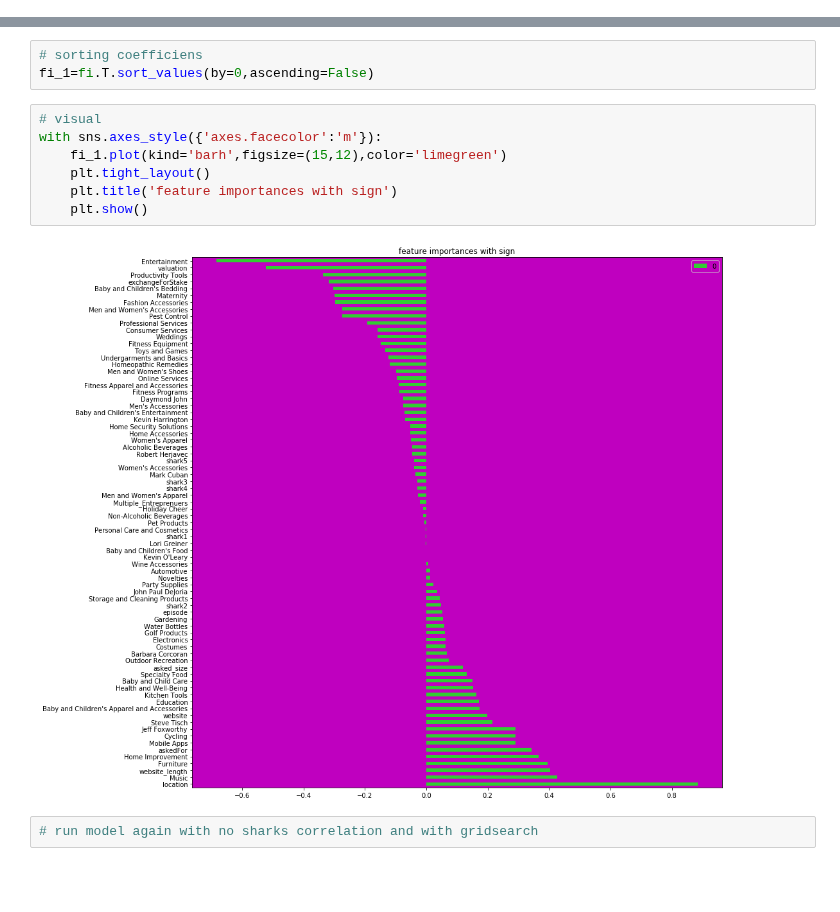
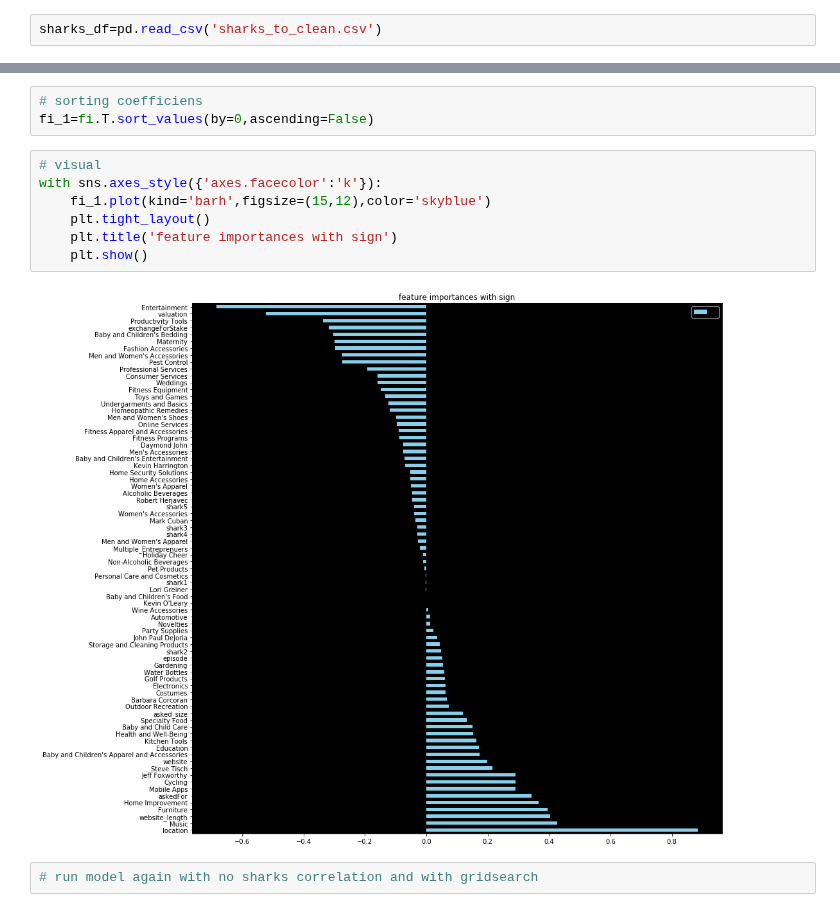
Before and after one commit to ArielJosephCohen/shark_tank, a Jupyter notebook: first_model.ipynb, the cells around one changed output, grey strips where cells are left out. Cells and saved outputs as stored; diff of their text form; blank space fills up the shorter version.

```diff
--- a/first_model.ipynb
+++ b/first_model.ipynb
@@ -633,6 +633,8 @@ sharks_df
 433 rows × 18 columns
 # %%
 #sharks_df.to_csv('sharks_to_clean.csv')
+# %%
+sharks_df=pd.read_csv('sharks_to_clean.csv')
 # %%
 # accounting for repeated sharks
 sharks_df['Barbara Corcoran']=sharks_df['Barbara Corcoran.1']+sharks_df['Barbara Corcoran']
@@ -990,13 +992,13 @@ fi.columns=X.columns
 fi_1=fi.T.sort_values(by=0,ascending=False)
 # %%
 # visual
-with sns.axes_style({'axes.facecolor':'m'}):
-    fi_1.plot(kind='barh',figsize=(15,12),color='limegreen')
+with sns.axes_style({'axes.facecolor':'k'}):
+    fi_1.plot(kind='barh',figsize=(15,12),color='skyblue')
     plt.tight_layout()
     plt.title('feature importances with sign')
     plt.show()
 # %% [output]
-[figure, old version]
+[figure, new version]
 # %%
 # run model again with no sharks correlation and with gridsearch
 # %%
```
Also changed, not shown: parts of 7 cells of this notebook.
